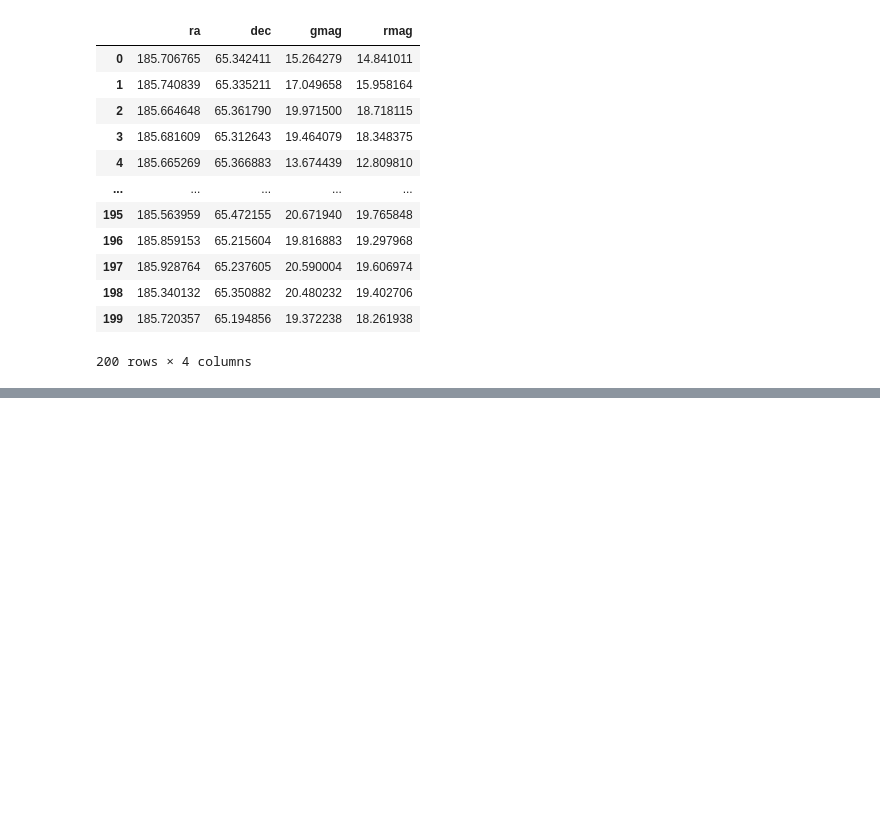
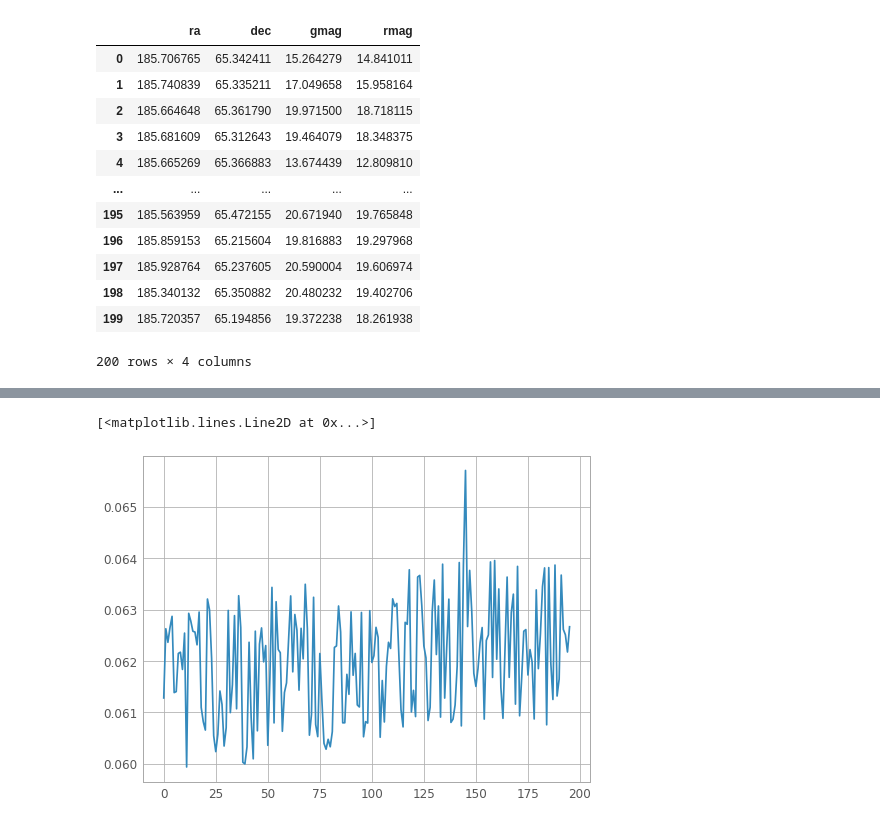
Before and after one commit to RileyWClarke/RAFTS, a Jupyter notebook: ztf_testing.ipynb, the cells around one changed output, grey strips where cells are left out. Saved outputs shown, nothing was run; the diff lists cells and outputs as text; code cells hidden in the pictures; blank space fills up the shorter version.

```diff
--- a/ztf_testing.ipynb
+++ b/ztf_testing.ipynb
@@ -872,0 +892,5 @@ print(1 / np.cos(ep2dec[90] - zen2.dec.value))
+# %%
+plt.plot(ep1am-ep2am)
+# %% [output]
+[<matplotlib.lines.Line2D at 0x...>]
+[figure, added]
```
Also changed, not shown: parts of 9 cells of this notebook, 8 other files.
